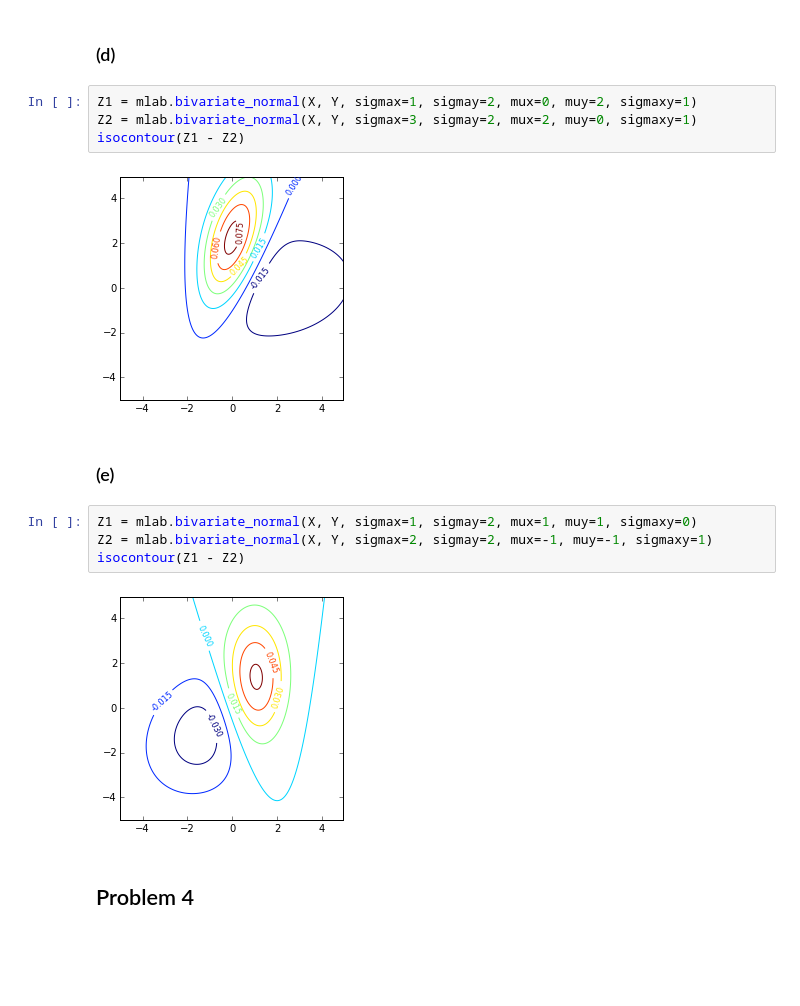
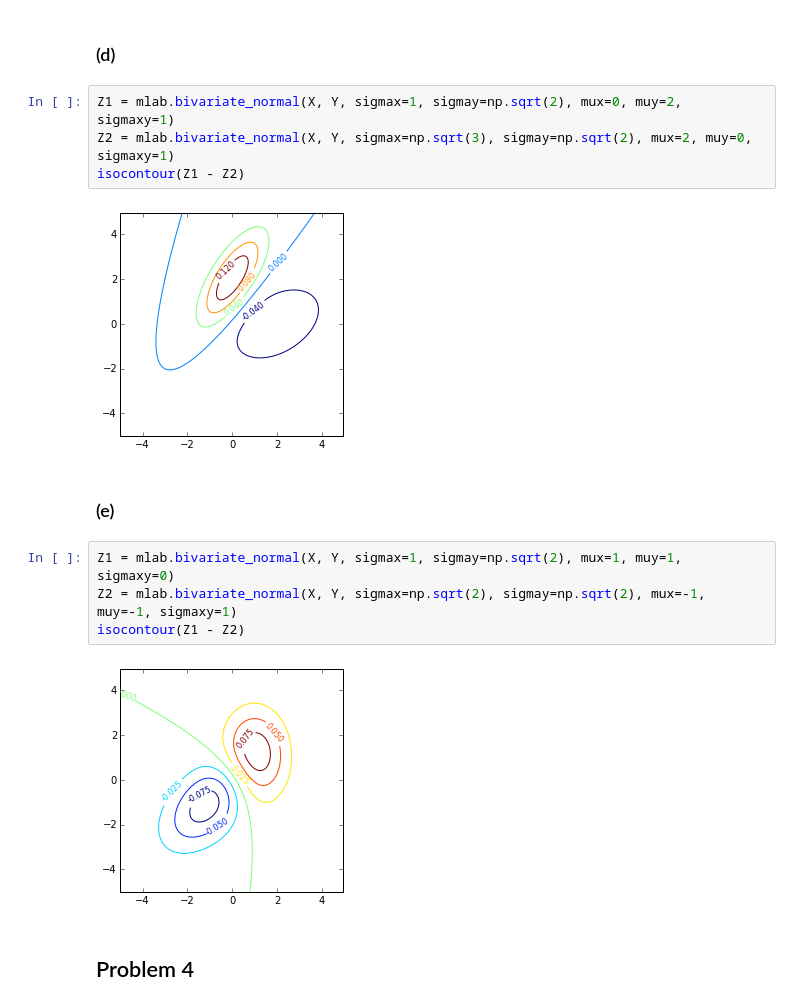
Before and after one commit to akrolsmir/cs189, a Jupyter notebook: hw3/hw3.ipynb, the cells around one changed output. Saved outputs shown, nothing was run; the diff lists cells and outputs as text; blank space fills up the shorter version.

```diff
--- a/hw3/hw3.ipynb
+++ b/hw3/hw3.ipynb
@@ -125,19 +125,19 @@ isocontour(Z1 - Z2)
 # %% [markdown]
 ### (d)
 # %%
-Z1 = mlab.bivariate_normal(X, Y, sigmax=1, sigmay=2, mux=0, muy=2, sigmaxy=1)
-Z2 = mlab.bivariate_normal(X, Y, sigmax=3, sigmay=2, mux=2, muy=0, sigmaxy=1)
+Z1 = mlab.bivariate_normal(X, Y, sigmax=1, sigmay=np.sqrt(2), mux=0, muy=2, sigmaxy=1)
+Z2 = mlab.bivariate_normal(X, Y, sigmax=np.sqrt(3), sigmay=np.sqrt(2), mux=2, muy=0, sigmaxy=1)
 isocontour(Z1 - Z2)
 # %% [output]
-[figure, old version]
+[figure, new version]
 # %% [markdown]
 ### (e)
 # %%
-Z1 = mlab.bivariate_normal(X, Y, sigmax=1, sigmay=2, mux=1, muy=1, sigmaxy=0)
-Z2 = mlab.bivariate_normal(X, Y, sigmax=2, sigmay=2, mux=-1, muy=-1, sigmaxy=1)
+Z1 = mlab.bivariate_normal(X, Y, sigmax=1, sigmay=np.sqrt(2), mux=1, muy=1, sigmaxy=0)
+Z2 = mlab.bivariate_normal(X, Y, sigmax=np.sqrt(2), sigmay=np.sqrt(2), mux=-1, muy=-1, sigmaxy=1)
 isocontour(Z1 - Z2)
 # %% [output]
-[figure, old version]
+[figure, new version]
 # %% [markdown]
 ## Problem 4
 # %%
```
Also changed, not shown: parts of 8 cells of this notebook.
